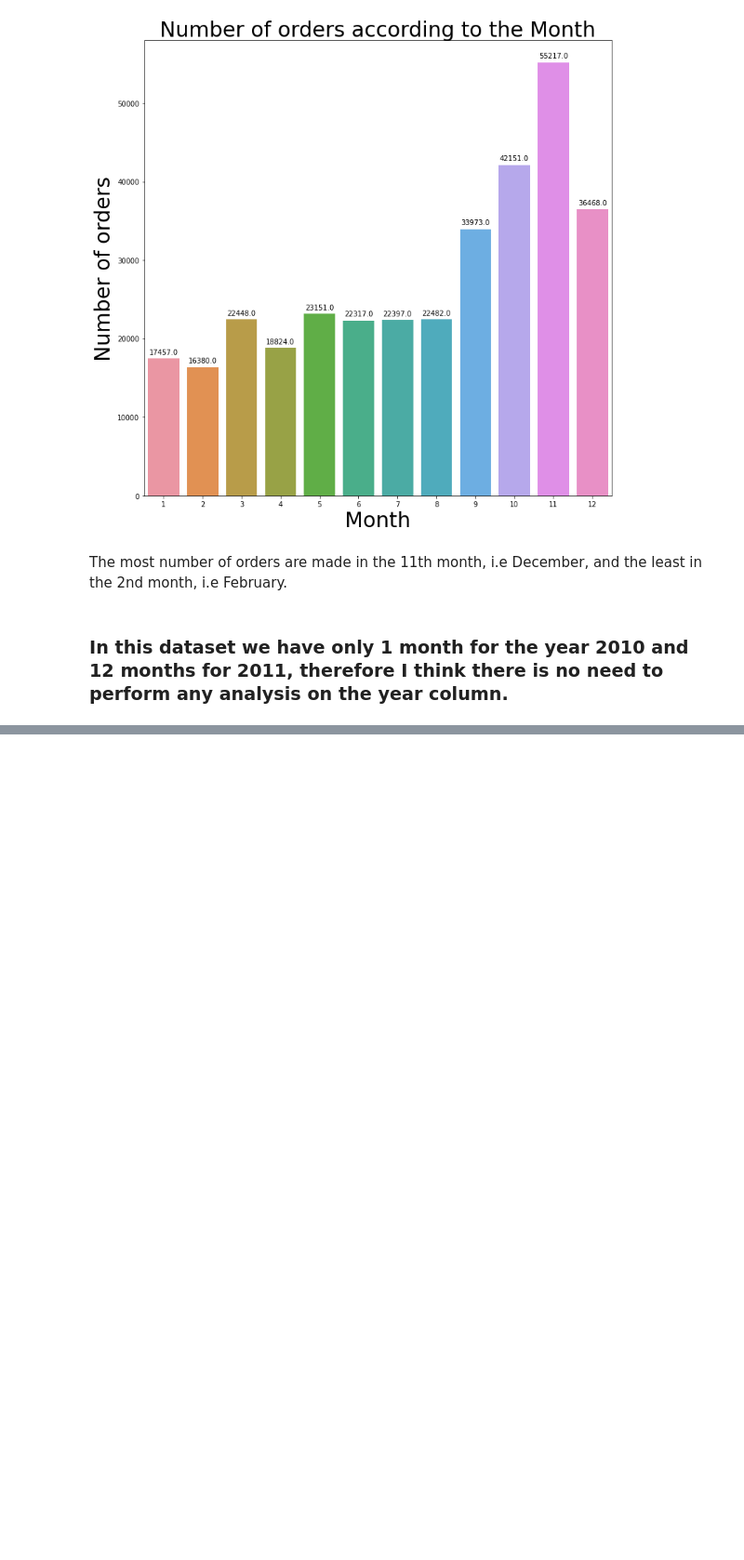
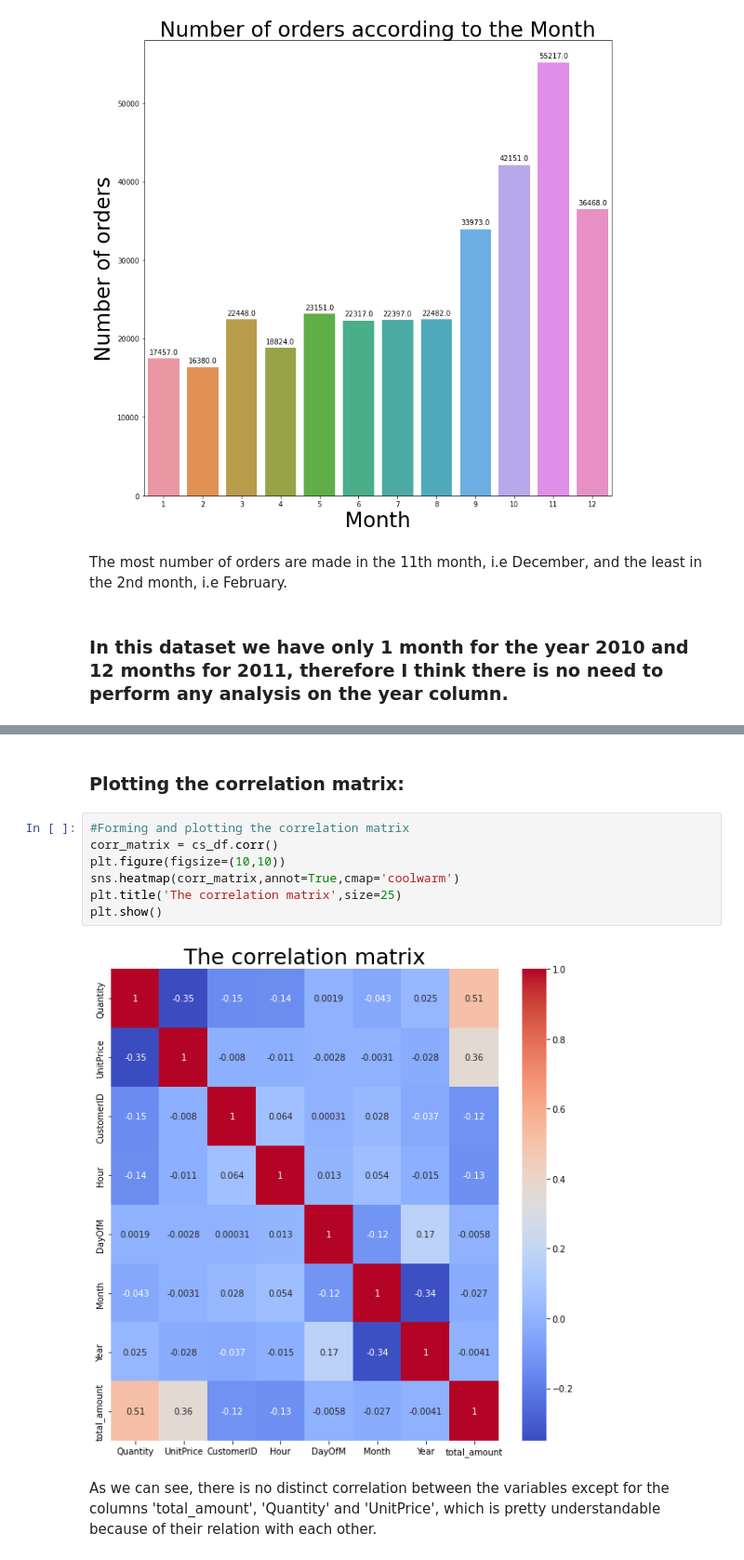
Before and after one commit to Syed-Adnan-S/Online-Retail-Customer-Segmentation, a Jupyter notebook: Online_Retail_Customer_Segmentation_Capstone_Project.ipynb, the cells around one changed output, grey strips where cells are left out. Shown at 93% size. Drawn from its saved outputs; the diff is of its cells as text; blank space fills up the shorter version.

```diff
--- a/Online_Retail_Customer_Segmentation_Capstone_Project.ipynb
+++ b/Online_Retail_Customer_Segmentation_Capstone_Project.ipynb
@@ -514,0 +534,13 @@ The most number of orders are made in the 11th month, i.e December, and the leas
+# %% [markdown]
+### <b>Plotting the correlation matrix:</b>
+# %%
+#Forming and plotting the correlation matrix
+corr_matrix = cs_df.corr()
+plt.figure(figsize=(10,10))
+sns.heatmap(corr_matrix,annot=True,cmap='coolwarm')
+plt.title('The correlation matrix',size=25)
+plt.show()
+# %% [output]
+[figure, added]
+# %% [markdown]
+As we can see, there is no distinct correlation between the variables except for the columns 'total_amount', 'Quantity' and 'UnitPrice', which is pretty understandable because of their relation with each other.
```
Also changed, not shown: parts of 36 cells of this notebook.
